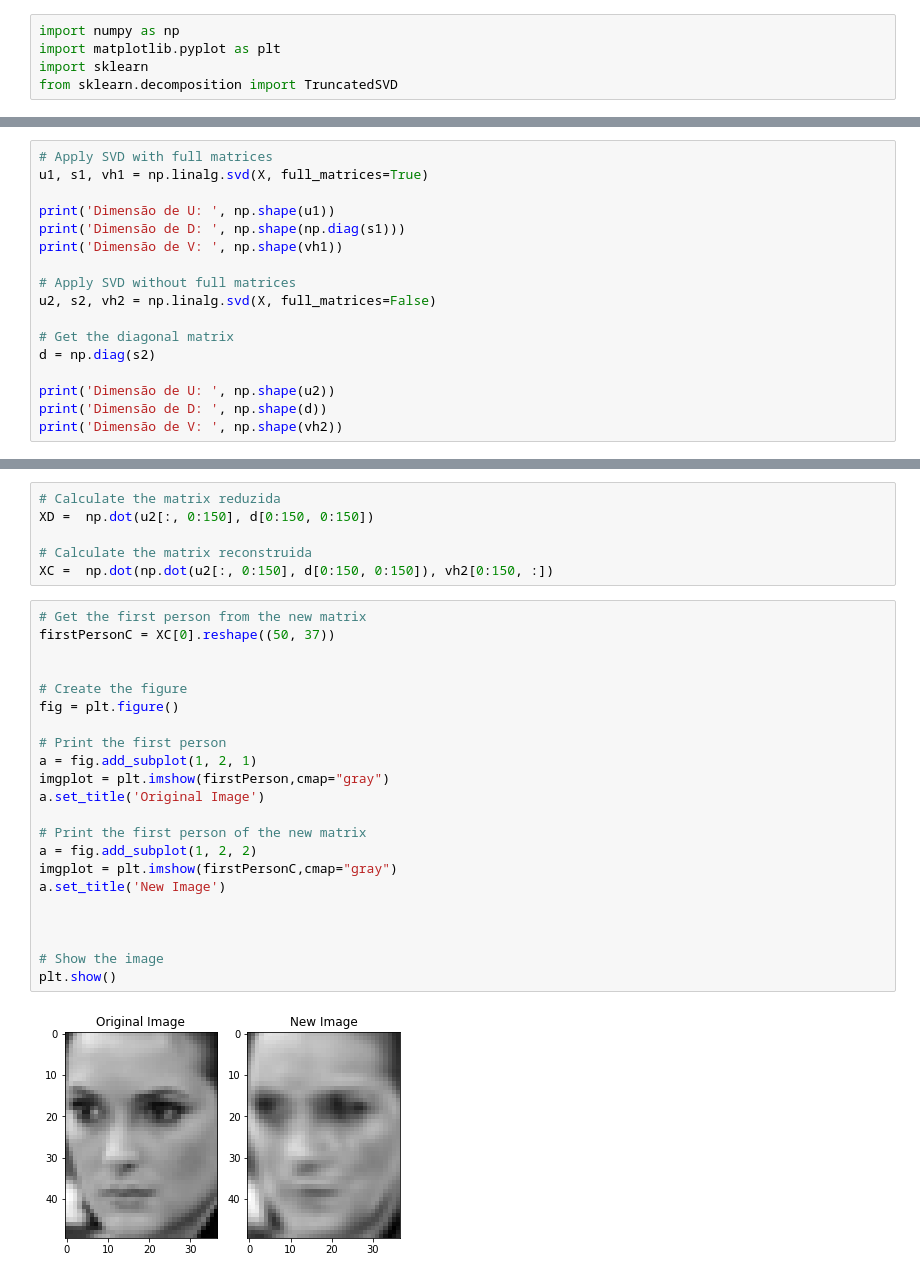
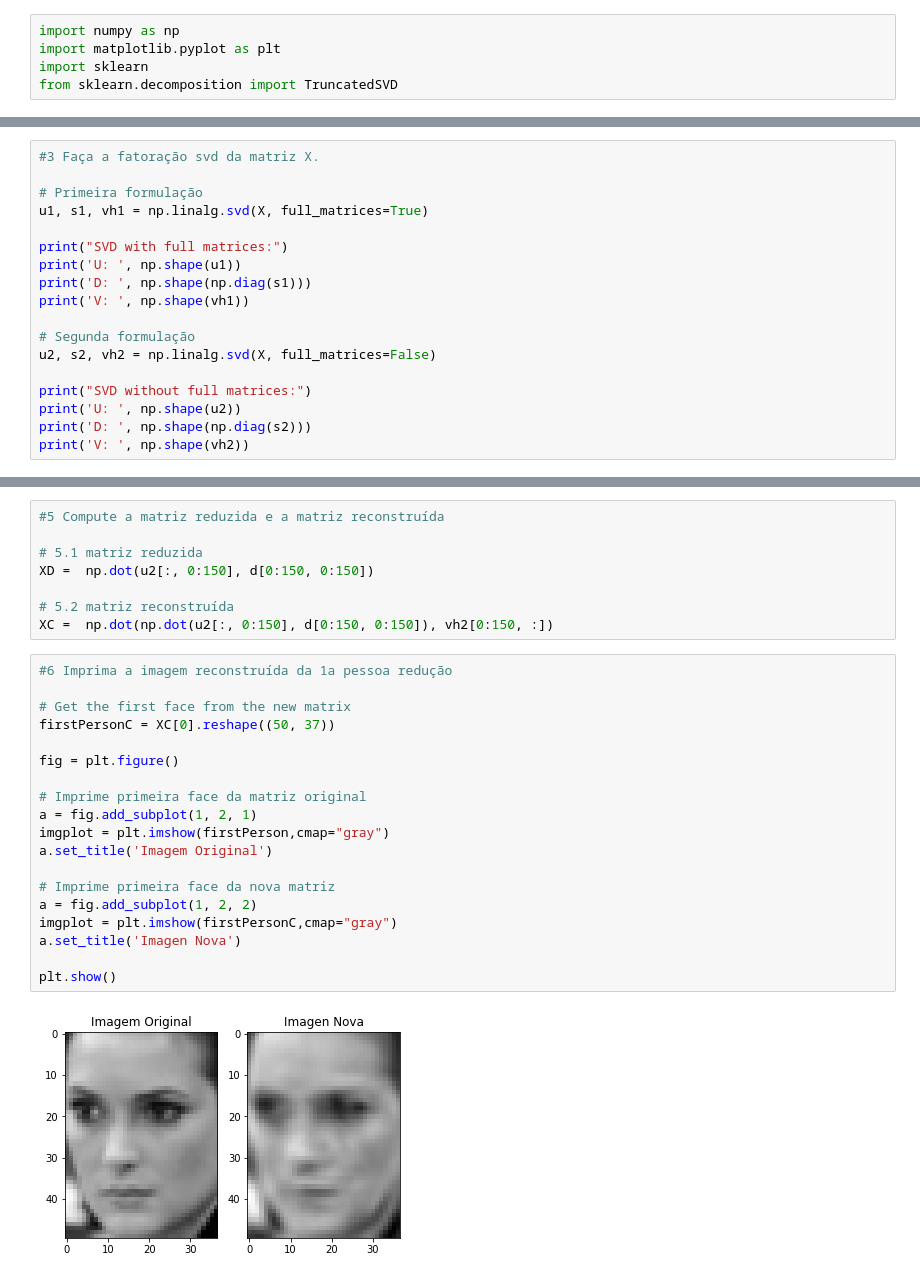
Before and after one commit to Rkanehisa/AlgebraOtimizacaoML, a Jupyter notebook: trabalho_2/trabalho_2.ipynb, the cells around one changed output, grey strips where cells are left out. Drawn from its saved outputs; the diff is of its cells as text.

```diff
--- a/trabalho_2/trabalho_2.ipynb
+++ b/trabalho_2/trabalho_2.ipynb
@@ -23,20 +25,21 @@ plt.show()
 # %% [output]
 [figure]
 # %%
-# Apply SVD with full matrices
+#3 Faça a fatoração svd da matriz X.
+
+# Primeira formulação
 u1, s1, vh1 = np.linalg.svd(X, full_matrices=True)
 
-print('Dimensão de U: ', np.shape(u1))
-print('Dimensão de D: ', np.shape(np.diag(s1)))
-print('Dimensão de V: ', np.shape(vh1))
+print("SVD with full matrices:")
+print('U: ', np.shape(u1))
+print('D: ', np.shape(np.diag(s1)))
+print('V: ', np.shape(vh1))
 
-# Apply SVD without full matrices
+# Segunda formulação
 u2, s2, vh2 = np.linalg.svd(X, full_matrices=False)
 
-# Get the diagonal matrix
-d = np.diag(s2)
-
-print('Dimensão de U: ', np.shape(u2))
-print('Dimensão de D: ', np.shape(d))
-print('Dimensão de V: ', np.shape(vh2))
+print("SVD without full matrices:")
+print('U: ', np.shape(u2))
+print('D: ', np.shape(np.diag(s2)))
+print('V: ', np.shape(vh2))
 # %% [output]
@@ -67,31 +74,30 @@ Média dos dados: 129.54883765008807
 # %%
-# Calculate the matrix reduzida
+#5 Compute a matriz reduzida e a matriz reconstruída
+
+# 5.1 matriz reduzida
 XD =  np.dot(u2[:, 0:150], d[0:150, 0:150])
 
-# Calculate the matrix reconstruida
+# 5.2 matriz reconstruída
 XC =  np.dot(np.dot(u2[:, 0:150], d[0:150, 0:150]), vh2[0:150, :])
 # %%
-# Get the first person from the new matrix
+#6 Imprima a imagem reconstruída da 1a pessoa redução
+
+# Get the first face from the new matrix
 firstPersonC = XC[0].reshape((50, 37))
 
-
-# Create the figure
 fig = plt.figure()
 
-# Print the first person
+# Imprime primeira face da matriz original
 a = fig.add_subplot(1, 2, 1)
 imgplot = plt.imshow(firstPerson,cmap="gray")
-a.set_title('Original Image')
+a.set_title('Imagem Original')
 
-# Print the first person of the new matrix
+# Imprime primeira face da nova matriz
 a = fig.add_subplot(1, 2, 2)
 imgplot = plt.imshow(firstPersonC,cmap="gray")
-a.set_title('New Image')
+a.set_title('Imagen Nova')
 
-
-
-# Show the image
 plt.show()
 # %% [output]
-[figure, old version]
+[figure, new version]
 # %%
```
Also changed, not shown: parts of 8 cells of this notebook.
